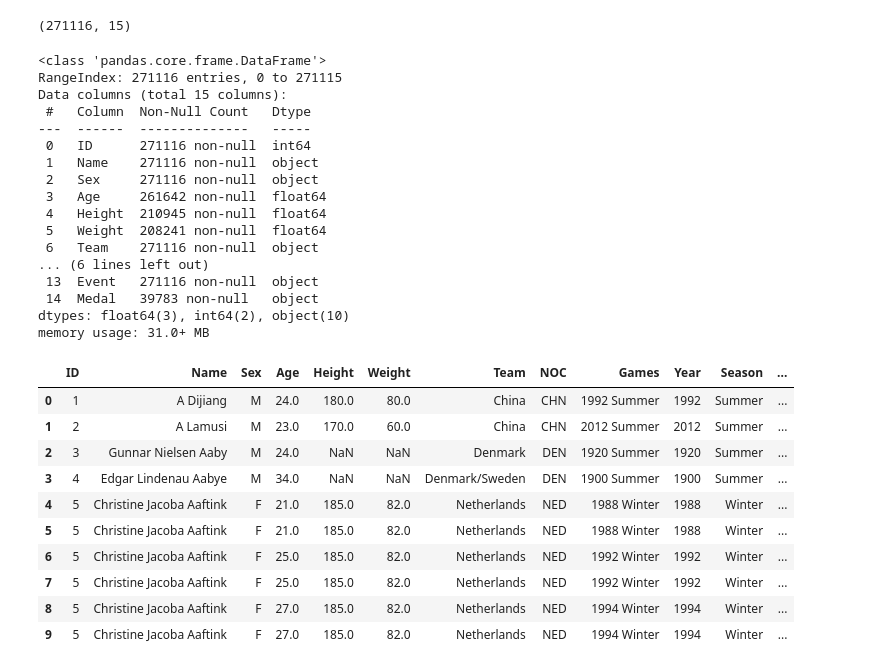
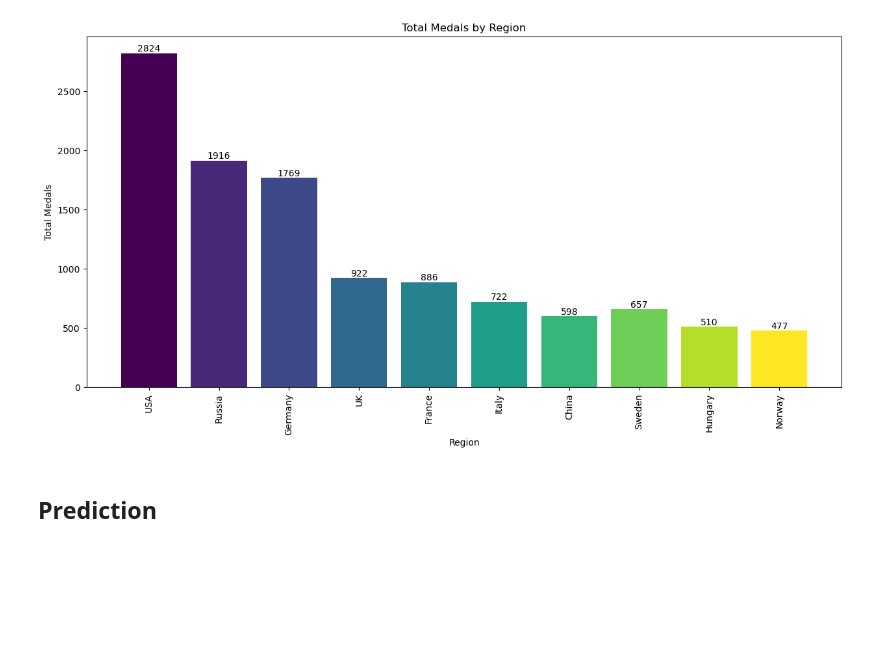
Before and after one commit to anandromy/podium, a Jupyter notebook: anaylser_and_predictor.ipynb, the cells around one changed output. Cells and saved outputs as stored; diff of their text form; code cells hidden in the pictures; blank space fills up the shorter version.

```diff
--- a/anaylser_and_predictor.ipynb
+++ b/anaylser_and_predictor.ipynb
@@ -0,0 +98,3 @@
+# %%
+# encoding categorical variable Medal and concatinating with new dataframe
+df = pd.concat([df, pd.get_dummies(df['Medal'])],axis=1)
@@ -0,0 +131,8 @@
+# %%
+# medals data in inconsistent because if a team won medal every athlete in that team have a model in the dataset
+# so remove repetitions based on team, NOC, games, year, season and city
+medal_tally = df.drop_duplicates(subset=['Team', 'NOC', 'Games', 'Year', 'Season', 'City', 'Sport', 'Event', 'Medal'])
+# %%
+# grouping corrected data based on region and sorting the data based on golds
+medal_tally = medal_tally.groupby('region').sum()[['Gold', 'Silver', 'Bronze']].sort_values('Gold', ascending=False).reset_index()
+medal_tally
@@ -0,0 +153,4 @@
+# %%
+# a new column "total"
+medal_tally['total'] = medal_tally['Gold'] + medal_tally['Silver'] + medal_tally['Bronze']
+medal_tally
@@ -1 +171,26 @@
+# %%
+import matplotlib.pyplot as plt
+top_ten_total = medal_tally.head(10)
+
+# Create a color map
+colors = plt.cm.viridis(np.linspace(0, 1, len(top_ten_total)))
+
+# Plotting the total medals by region
+plt.figure(figsize=(15, 7))
+bars = plt.bar(top_ten_total['region'], top_ten_total['total'], color=colors)
+plt.xlabel('Region')
+plt.ylabel('Total Medals')
+plt.title('Total Medals by Region')
+plt.xticks(rotation=90)
+
+# Add values on top of bars
+for bar in bars:
+    height = bar.get_height()
+    plt.text(bar.get_x() + bar.get_width()/2.0, height, f'{int(height)}', ha='center', va='bottom')
+
+plt.show()
+# %% [output]
+[figure, added]
+# %% [markdown]
+## Prediction
 # %%
@@ -18,42 +207,3 @@ from sklearn.ensemble import RandomForestClassifier
 from sklearn.ensemble import GradientBoostingClassifier
 from sklearn.tree import DecisionTreeClassifier
 from sklearn.naive_bayes import GaussianNB
-# %%
-df = pd.read_csv("athlete_events.csv")
-df.shape
-# %% [output]
-(271116, 15)
-# %%
-df.info()
-# %% [output]
-<class 'pandas.core.frame.DataFrame'>
-RangeIndex: 271116 entries, 0 to 271115
-Data columns (total 15 columns):
- #   Column  Non-Null Count   Dtype
----  ------  --------------   -----
- 0   ID      271116 non-null  int64
- 1   Name    271116 non-null  object
- 2   Sex     271116 non-null  object
- 3   Age     261642 non-null  float64
- 4   Height  210945 non-null  float64
- 5   Weight  208241 non-null  float64
- 6   Team    271116 non-null  object
-... (6 lines left out)
- 13  Event   271116 non-null  object
- 14  Medal   39783 non-null   object
-dtypes: float64(3), int64(2), object(10)
-memory usage: 31.0+ MB
-# %%
-df.head(10)
-# %% [output]
-|  | ID | Name | Sex | Age | Height | Weight | Team | NOC | Games | Year | Season | ... |
-| 0 | 1 | A Dijiang | M | 24.0 | 180.0 | 80.0 | China | CHN | 1992 Summer | 1992 | Summer | ... |
-| 1 | 2 | A Lamusi | M | 23.0 | 170.0 | 60.0 | China | CHN | 2012 Summer | 2012 | Summer | ... |
-| 2 | 3 | Gunnar Nielsen Aaby | M | 24.0 | NaN | NaN | Denmark | DEN | 1920 Summer | 1920 | Summer | ... |
-| 3 | 4 | Edgar Lindenau Aabye | M | 34.0 | NaN | NaN | Denmark/Sweden | DEN | 1900 Summer | 1900 | Summer | ... |
-| 4 | 5 | Christine Jacoba Aaftink | F | 21.0 | 185.0 | 82.0 | Netherlands | NED | 1988 Winter | 1988 | Winter | ... |
-| 5 | 5 | Christine Jacoba Aaftink | F | 21.0 | 185.0 | 82.0 | Netherlands | NED | 1988 Winter | 1988 | Winter | ... |
-| 6 | 5 | Christine Jacoba Aaftink | F | 25.0 | 185.0 | 82.0 | Netherlands | NED | 1992 Winter | 1992 | Winter | ... |
-| 7 | 5 | Christine Jacoba Aaftink | F | 25.0 | 185.0 | 82.0 | Netherlands | NED | 1992 Winter | 1992 | Winter | ... |
-| 8 | 5 | Christine Jacoba Aaftink | F | 27.0 | 185.0 | 82.0 | Netherlands | NED | 1994 Winter | 1994 | Winter | ... |
-| 9 | 5 | Christine Jacoba Aaftink | F | 27.0 | 185.0 | 82.0 | Netherlands | NED | 1994 Winter | 1994 | Winter | ... |
```
Also changed, not shown: parts of 39 cells of this notebook, 1 other file.
